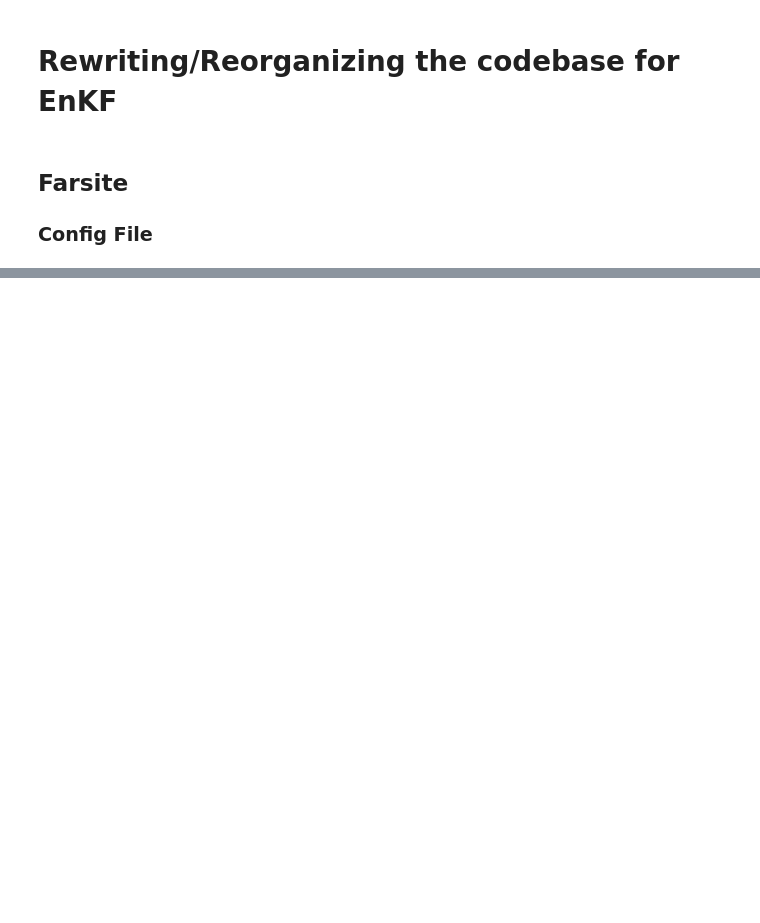
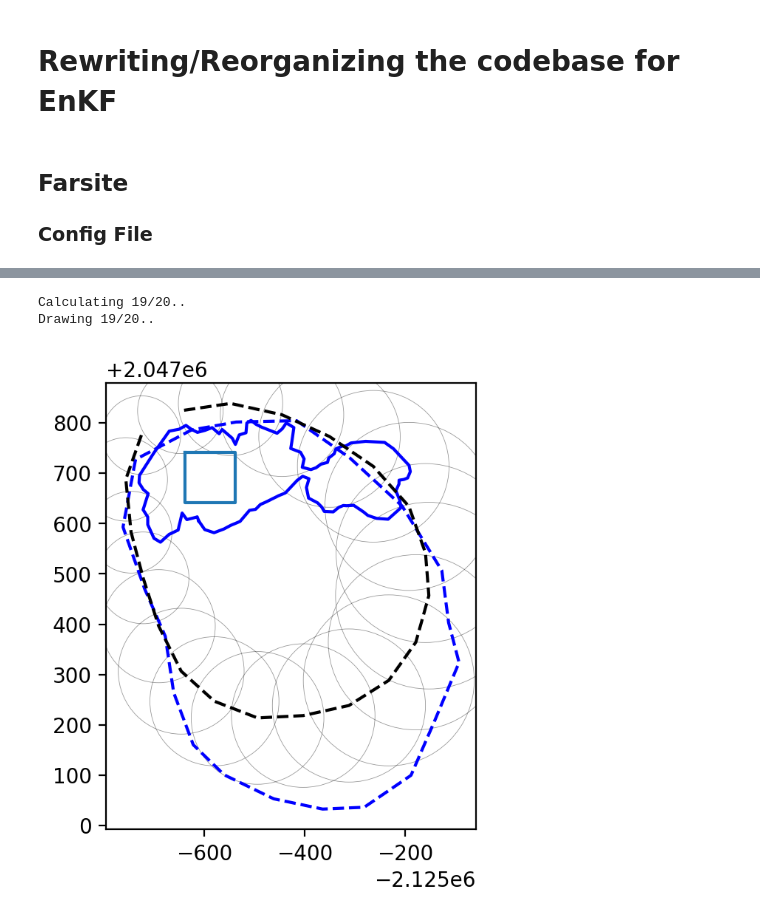
Before and after one commit to tolgacaglar/farsite-devAPI, a Jupyter notebook: src/Reorganizing Code Base.ipynb, the cells around one changed output, grey strips where cells are left out. Cells and saved outputs as stored; diff of their text form; code cells hidden in the pictures; blank space fills up the shorter version.

```diff
--- a/src/Reorganizing Code Base.ipynb
+++ b/src/Reorganizing Code Base.ipynb
@@ -284,0 +786,47 @@ WRITE_OUTPUTS_EACH_TIMESTEP: 0
+# %%
+# Run farsite from ignition to the first observation
+dt = timestamps[0] - ignition_timepoint
+wd = wdlst[0]
+ws = wslst[0]
+
+model_output = forward_pass_farsite(ignition, params={'windspeed': ws,
+                                                 'winddirection': wd,
+                                                 'dt': dt},
+                                   lcppath=lcppath, description=description)
+model_output_lst.append(model_output)
+
+###########################################
+#### CALCULATE ADJUSTED MODEL OUTPUT ######
+###########################################
+# Input of data assimilation
+n_states = 2*n_vertex
+n_output = n_states
+tix = 0
+initial_state = geom_to_state(ignition)
+observation_state = geom_to_state(validate_geom(observations[tix]))
+
+X = 1e3*np.eye(n_states)  # Initial covariance matrix
+initial_state, observation_state = align_states([initial_state, observation_state], vertex_count=n_vertex)
+adjusted_state, X, zkphat_ensemble, xkhat_ensemble, ykhat_ensemble, xkphat_ensemble = adjusted_state_EnKF_farsite(
+    initial_state, observation_state, X, n_states, n_samples,
+    rng, sampled_wslst[tix], sampled_wdlst[tix], dt, vsize, wsize,
+    description)
+
+adjusted_geom = Polygon(zip(adjusted_state[::2], adjusted_state[1::2]))
+adjusted_geom_lst.append(adjusted_geom)
+X_lst.append(X)
+xkhat_ensemble_lst.append(xkhat_ensemble)
+xkphat_ensemble_lst.append(xkphat_ensemble)
+ykhat_ensemble_lst.append(ykhat_ensemble)
+zkphat_ensemble_lst.append(zkphat_ensemble)
+# %%
+# X=1e1
+fig, ax = plt.subplots(1,1, figsize=(4,4), dpi=200)
+plot_geometry(ignition, ax=ax)
+plot_geometry(observations[0], ax=ax, color='blue')
+plot_geometry(adjusted_geom, ax=ax, color='blue', ls='--')
+plot_matrix(zkphat_ensemble, ax=ax, color='black', ls='--', show_stdev=True)
+# %% [output]
+Calculating 19/20..
+Drawing 19/20..
+[figure, added]
```
Also changed, not shown: parts of 14 cells of this notebook, 50 other files.
